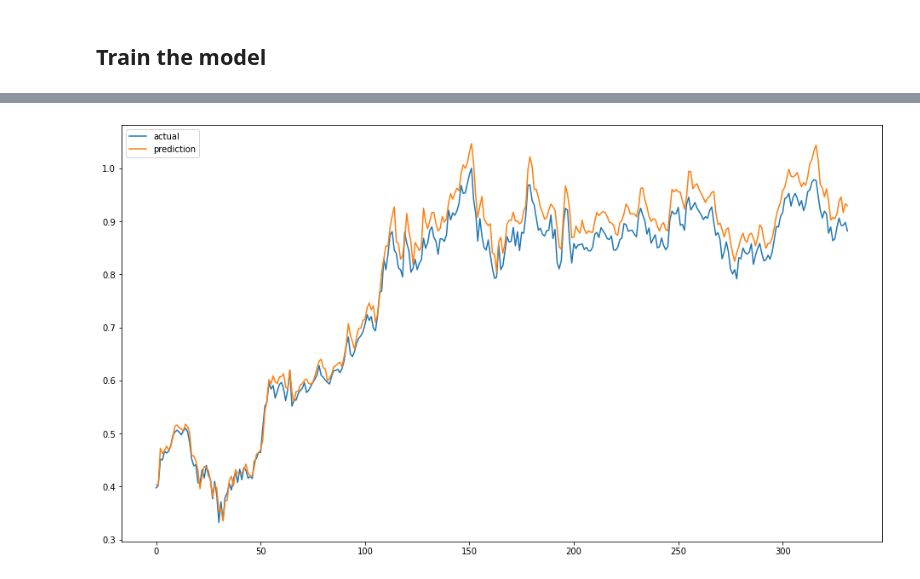
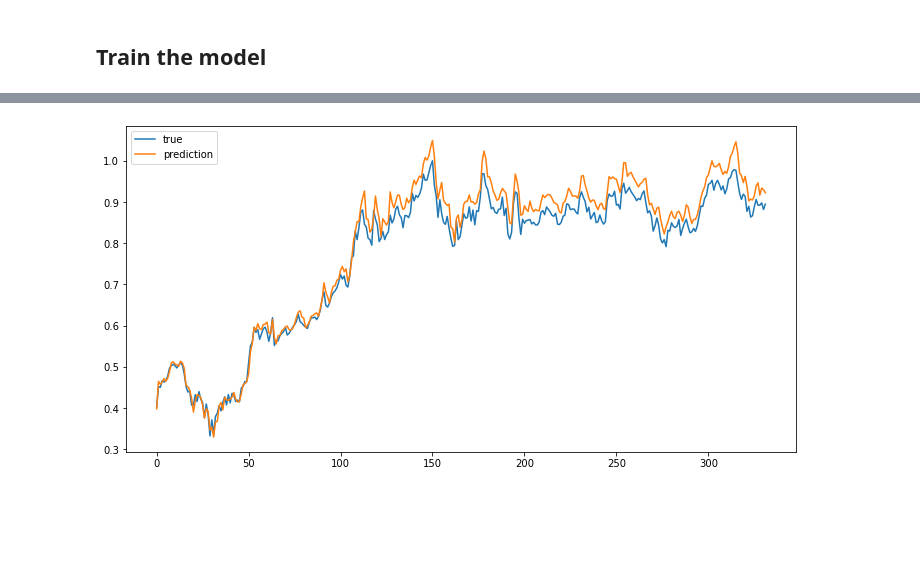
Before and after one commit to jjk-dev/time-series-analysis, a Jupyter notebook: stock-prediction.ipynb, the cells around one changed output, grey strips where cells are left out. Drawn from its saved outputs; the diff is of its cells as text; code cells hidden in the pictures; blank space fills up the shorter version.

```diff
--- a/stock-prediction.ipynb
+++ b/stock-prediction.ipynb
@@ -110,13 +120,11 @@ plt.show()
 # %%
 from sklearn.preprocessing import MinMaxScaler
-import pandas as pd
-import numpy as np
 
 scaler = MinMaxScaler()
 
 scale_cols = ['Open', 'High', 'Low', 'Close', 'Volume']
-scaled = scaler.fit_transform(stock[scale_cols])
-df = pd.DataFrame(scaled, columns=scale_cols)
+scaled_data = scaler.fit_transform(stock[scale_cols])
+df = pd.DataFrame(scaled_data, columns = scale_cols)
 df.head()
 # %% [output]
 |  | Open | High | Low | Close | Volume |
@@ -178,5 +189,7 @@ _________________________________________________________________
 # %% [markdown]
 ## Train the model
 # %%
-history = model.fit(x_train, y_train, validation_data = (x_test, y_test), epochs = 20, batch_size = 128)
+history = model.fit(x_train, y_train, validation_split = 0.1, epochs = 20, batch_size = 128,
+    callbacks = [keras.callbacks.EarlyStopping(monitor = 'val_loss', patience = 5, mode = 'min')],
+)
 # %% [output]
@@ -214,8 +238,8 @@ plt.show()
 # %%
-plt.figure(figsize=(16, 9))
-plt.plot(np.asarray(y_test), label='actual')
-plt.plot(pred, label='prediction')
+plt.figure(figsize = (12, 6))
+plt.plot(np.asarray(y_test), label = 'true')
+plt.plot(pred, label = 'prediction')
 plt.legend()
 plt.show()
 # %% [output]
-[figure, old version]
+[figure, new version]
```
Also changed, not shown: parts of 23 cells of this notebook, 1 other file.
